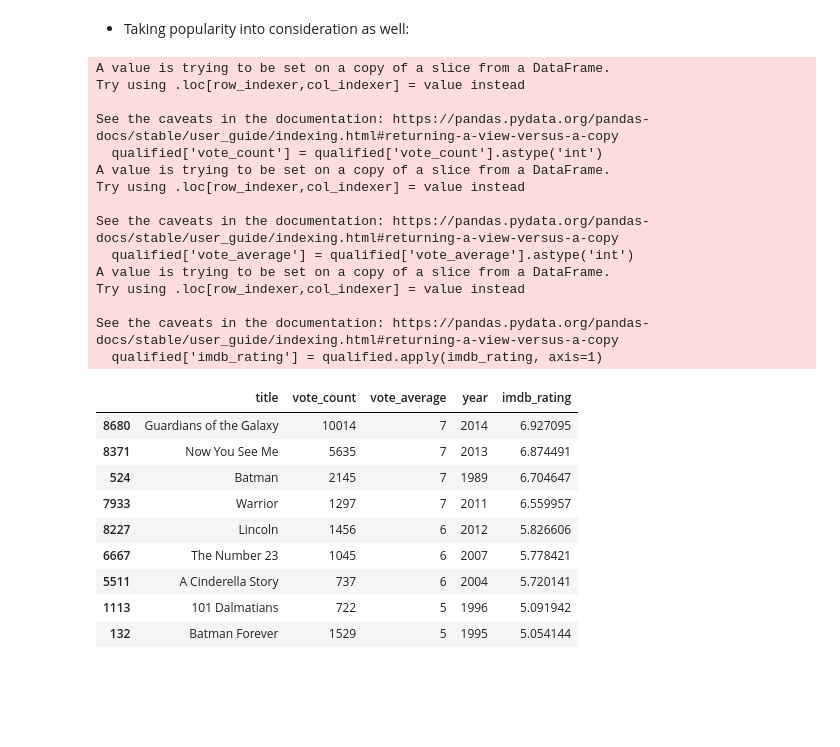
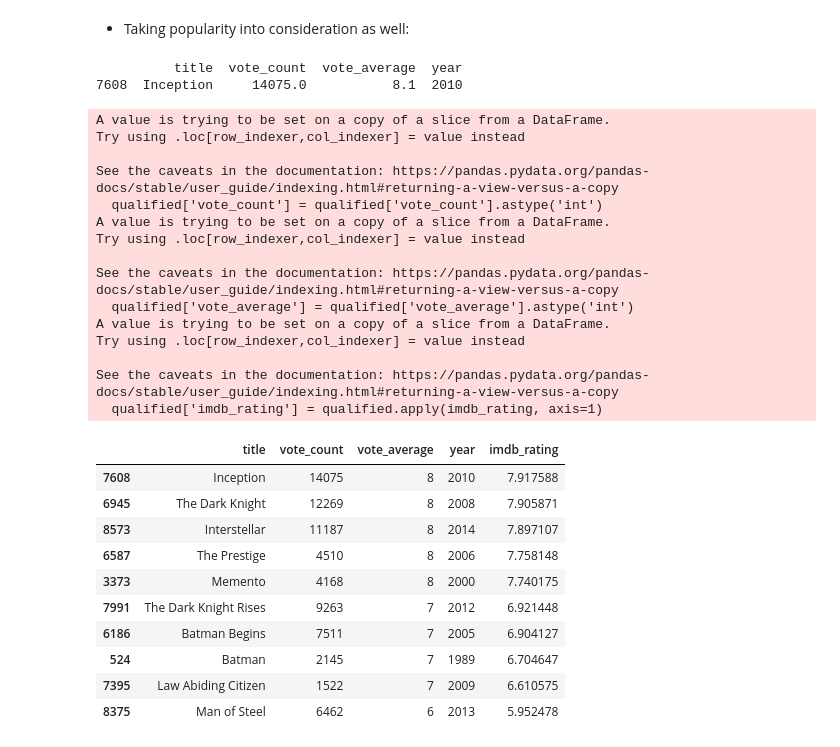
Before and after one commit to mcucii/ML-Kaggle-projects, a Jupyter notebook: Movie Recommender Systems/Movie_Recommender_Systems.ipynb, the cells around one changed output. Saved outputs shown, nothing was run; the diff lists cells and outputs as text; code cells hidden in the pictures; blank space fills up the shorter version.

Commit message:
fix improved recommendations

```diff
--- a/Movie Recommender Systems/Movie_Recommender_Systems.ipynb
+++ b/Movie Recommender Systems/Movie_Recommender_Systems.ipynb
@@ -457,47 +457,53 @@ def recommendN_improved(title, cosine_sim, titles, indices):
   idx = indices[title]
   similarities = list(enumerate(cosine_sim[idx]))
   similarities = sorted(similarities, key=lambda x : x[1], reverse=True)
-  similarities = similarities[:30]
+  similarities = similarities[:50]
 
   movies_ids = [i[0] for i in similarities]
   movies = smd.iloc[movies_ids][['title', 'vote_count', 'vote_average', 'year']]
+
   vote_counts = movies[movies['vote_count'].notnull()]['vote_count'].astype('int')
   vote_averages = movies[movies['vote_average'].notnull()]['vote_average'].astype('int')
   C = vote_averages.mean()
-  m = vote_counts.quantile(0.70)
+  m = vote_counts.quantile(0.60)
 
   qualified = movies[(movies['vote_count'].notnull()) & (movies['vote_count'] >= m) & (movies['vote_average'].notnull())]
   qualified['vote_count'] = qualified['vote_count'].astype('int')
   qualified['vote_average'] = qualified['vote_average'].astype('int')
   qualified['imdb_rating'] = qualified.apply(imdb_rating, axis=1)
 
+  print(movies[movies['title'] == 'Inception'])
+
   qualified = qualified.sort_values('imdb_rating', ascending=False)
   return qualified
 # %%
-recommendN_improved('The Dark Knight', cosine_sim, titles, indices).head(10)
+recommendN_improved('The Dark Knight', cosine_sim2, titles2, indices2).head(10)
 # %% [output]
-A value is trying to be set on a copy of a slice from a DataFrame.
-Try using .loc[row_indexer,col_indexer] = value instead
-
-See the caveats in the documentation: https://pandas.pydata.org/pandas-docs/stable/user_guide/indexing.html#returning-a-view-versus-a-copy
-  qualified['vote_count'] = qualified['vote_count'].astype('int')
-A value is trying to be set on a copy of a slice from a DataFrame.
-Try using .loc[row_indexer,col_indexer] = value instead
-
-See the caveats in the documentation: https://pandas.pydata.org/pandas-docs/stable/user_guide/indexing.html#returning-a-view-versus-a-copy
-  qualified['vote_average'] = qualified['vote_average'].astype('int')
-A value is trying to be set on a copy of a slice from a DataFrame.
-Try using .loc[row_indexer,col_indexer] = value instead
-
-See the caveats in the documentation: https://pandas.pydata.org/pandas-docs/stable/user_guide/indexing.html#returning-a-view-versus-a-copy
-  qualified['imdb_rating'] = qualified.apply(imdb_rating, axis=1)
+          title  vote_count  vote_average  year
+7608  Inception     14075.0           8.1  2010
+A value is trying to be set on a copy of a slice from a DataFrame.
+Try using .loc[row_indexer,col_indexer] = value instead
+
+See the caveats in the documentation: https://pandas.pydata.org/pandas-docs/stable/user_guide/indexing.html#returning-a-view-versus-a-copy
+  qualified['vote_count'] = qualified['vote_count'].astype('int')
+A value is trying to be set on a copy of a slice from a DataFrame.
+Try using .loc[row_indexer,col_indexer] = value instead
+
+See the caveats in the documentation: https://pandas.pydata.org/pandas-docs/stable/user_guide/indexing.html#returning-a-view-versus-a-copy
+  qualified['vote_average'] = qualified['vote_average'].astype('int')
+A value is trying to be set on a copy of a slice from a DataFrame.
+Try using .loc[row_indexer,col_indexer] = value instead
+
+See the caveats in the documentation: https://pandas.pydata.org/pandas-docs/stable/user_guide/indexing.html#returning-a-view-versus-a-copy
+  qualified['imdb_rating'] = qualified.apply(imdb_rating, axis=1)
 |  | title | vote_count | vote_average | year | imdb_rating |
-| 8680 | Guardians of the Galaxy | 10014 | 7 | 2014 | 6.927095 |
-| 8371 | Now You See Me | 5635 | 7 | 2013 | 6.874491 |
+| 7608 | Inception | 14075 | 8 | 2010 | 7.917588 |
+| 6945 | The Dark Knight | 12269 | 8 | 2008 | 7.905871 |
+| 8573 | Interstellar | 11187 | 8 | 2014 | 7.897107 |
+| 6587 | The Prestige | 4510 | 8 | 2006 | 7.758148 |
+| 3373 | Memento | 4168 | 8 | 2000 | 7.740175 |
+| 7991 | The Dark Knight Rises | 9263 | 7 | 2012 | 6.921448 |
+| 6186 | Batman Begins | 7511 | 7 | 2005 | 6.904127 |
 | 524 | Batman | 2145 | 7 | 1989 | 6.704647 |
-| 7933 | Warrior | 1297 | 7 | 2011 | 6.559957 |
-| 8227 | Lincoln | 1456 | 6 | 2012 | 5.826606 |
-| 6667 | The Number 23 | 1045 | 6 | 2007 | 5.778421 |
-| 5511 | A Cinderella Story | 737 | 6 | 2004 | 5.720141 |
-| 1113 | 101 Dalmatians | 722 | 5 | 1996 | 5.091942 |
-| 132 | Batman Forever | 1529 | 5 | 1995 | 5.054144 |
+| 7395 | Law Abiding Citizen | 1522 | 7 | 2009 | 6.610575 |
+| 8375 | Man of Steel | 6462 | 6 | 2013 | 5.952478 |
```
